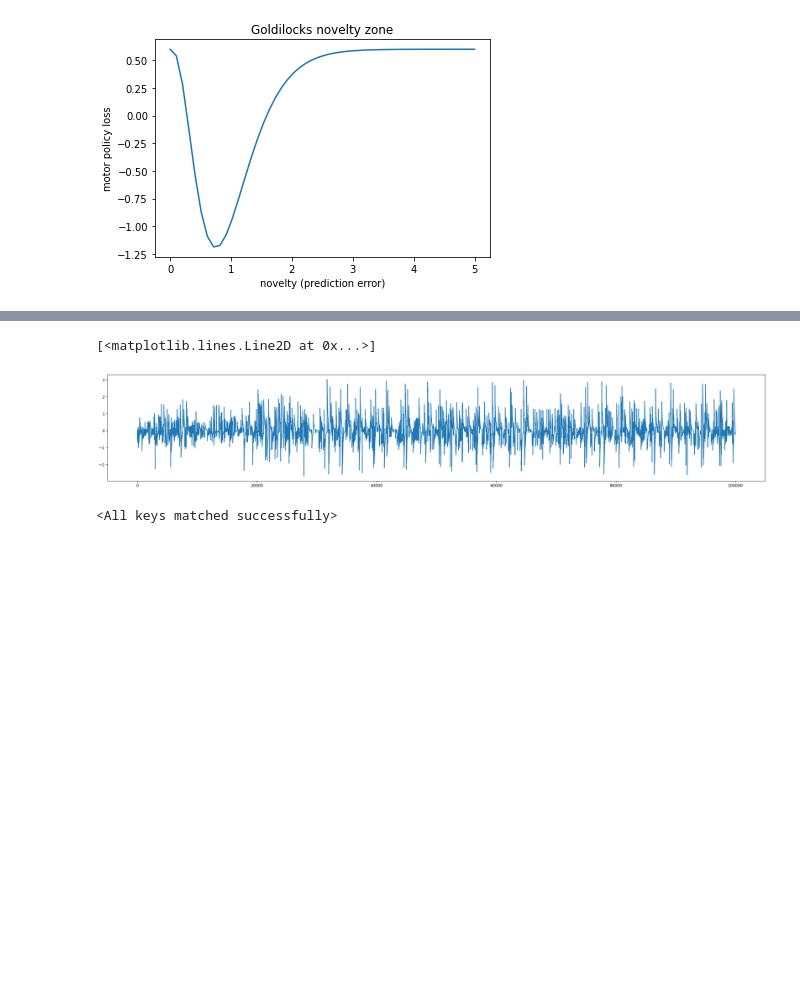
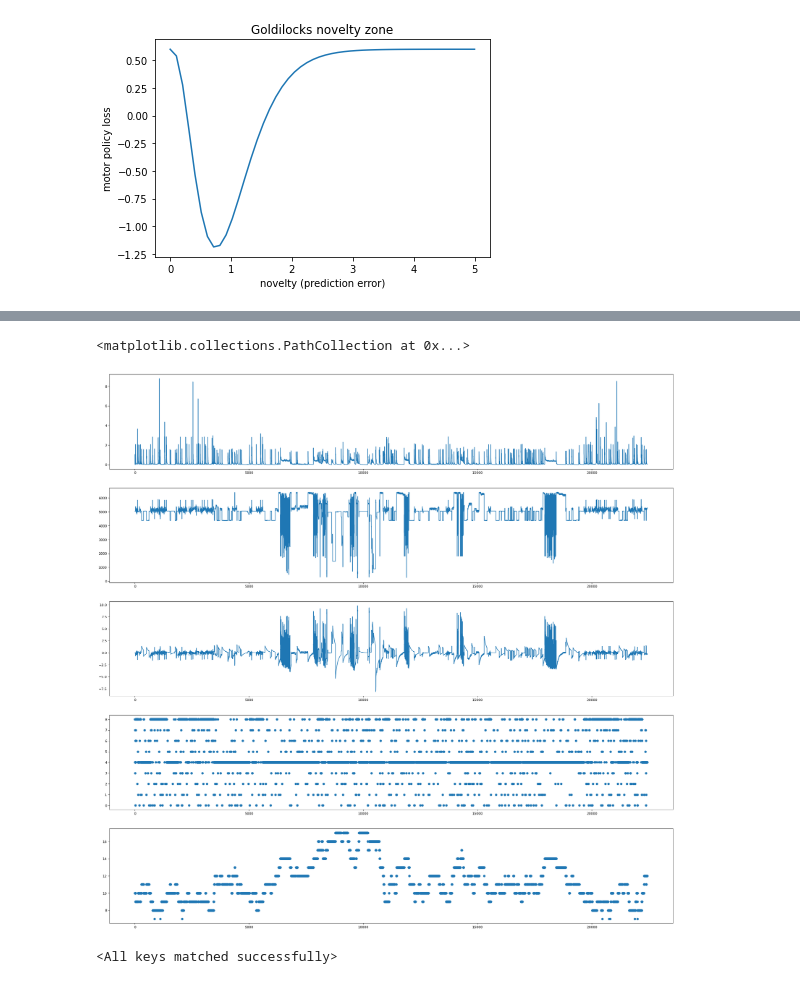
Before and after one commit to jordandekraker/HippoNet, a Jupyter notebook: AtariSpace_HnetMem.ipynb, the cells around one changed output, grey strips where cells are left out. Drawn from its saved outputs; the diff is of its cells as text; code cells hidden in the pictures; blank space fills up the shorter version.

```diff
--- a/AtariSpace_HnetMem.ipynb
+++ b/AtariSpace_HnetMem.ipynb
@@ -147,7 +149,7 @@ VOptim = optim.Adam(vnet.parameters())
 # quick test / pretrain of VNet
 
 log = []
-for i in range(10):
+for i in range(1000):
     AtariSpace.g = np.random.randint(0,len(AtariSpace.games))
     frame = AtariSpace.AtariPress(np.random.randint(0,AtariSpace.possible_actions))
 
@@ -176,4 +179,4 @@ iteration: 9
 # %%
-hnet = mem.MemoryUnit(bank_dim=2000, fea_dim=521).to(device)
+hnet = mem.MemoryUnit(bank_dim=2000, fea_dim=512).to(device)
 print(hnet)
 # %% [output]
@@ -223,10 +226,10 @@ MNet(
 m=0
 def erlang(x,k=4,l=4):
     return 1-((l**k)*(x**(k-1))*(math.e**(-l*x)))/math.factorial(k-1)*2 -.4
-def MLoss(action,x):
+def MLoss(action,x, runlen=100):
     global m
     mloss = torch.sum(action)*(x-m) # note action sums to 1
-    m = (0.99*m)+(0.01*x) # "sticky" running average so we know if x was good relative to its temporal nieghbours
+    m = (((runlen-1)/runlen)*m)+(1/runlen*x) # "sticky" running average so we know if x was good relative to its temporal nieghbours
     return mloss
 x = np.linspace(0,5,num=50)
 plt.plot(x,erlang(x))
@@ -237,3 +240,8 @@ plt.ylabel("motor policy loss")
 MOptim = optim.Adam(mnet.parameters())
 # %% [output]
 [figure]
+# %%
+# action space
+P = nn.Embedding(AtariSpace.possible_actions, 512).cuda()
+plt.figure(figsize=(20,6))
+plt.imshow(P(torch.LongTensor(np.linspace(0,8,9)).cuda()).to('cpu').detach())
@@ -302,20 +314,20 @@ print(elapsed)
 # %%
-plt.figure(figsize=(30, 5), dpi=80)
-smoothwindow=10
+plt.figure(figsize=(30, 30), dpi=80)
+smoothwindow=1
 log = np.asarray(log)
-# plt.subplot(1,5,1)
-# plt.plot(np.convolve(np.array(log)[:,0],np.ones(smoothwindow)/smoothwindow, mode='valid'))
-# plt.subplot(1,5,2)
-# plt.plot(np.convolve(np.array(log)[:,1],np.ones(smoothwindow)/smoothwindow, mode='valid'))
-# plt.subplot(1,5,3)
-# plt.plot(np.convolve(np.array(log)[:,2],np.ones(smoothwindow)/smoothwindow, mode='valid'))
-# plt.subplot(1,5,4)
-# plt.scatter(range(len(log)),log[:,3])
-# plt.subplot(1,5,5)
-# plt.scatter(range(len(log)),log[:,4])
+plt.subplot(5,1,1)
+plt.plot(np.convolve(np.array(log)[:,0],np.ones(smoothwindow)/smoothwindow, mode='valid'))
+plt.subplot(5,1,2)
+plt.plot(np.convolve(np.array(log)[:,1],np.ones(smoothwindow)/smoothwindow, mode='valid'))
+plt.subplot(5,1,3)
+plt.plot(np.convolve(np.array(log)[:,2],np.ones(smoothwindow)/smoothwindow, mode='valid'))
+plt.subplot(5,1,4)
+plt.scatter(range(len(log)),log[:,3])
+plt.subplot(5,1,5)
+plt.scatter(range(len(log)),log[:,4])
 # %% [output]
-[<matplotlib.lines.Line2D at 0x...>]
+<matplotlib.collections.PathCollection at 0x...>
-[figure, old version]
+[figure, new version]
 # %%
 torch.save(vnet.state_dict(),'VNet_saved')
 torch.save(hnet.state_dict(),'HNet_saved')
```
Also changed, not shown: parts of 6 cells of this notebook, 2 other files.
